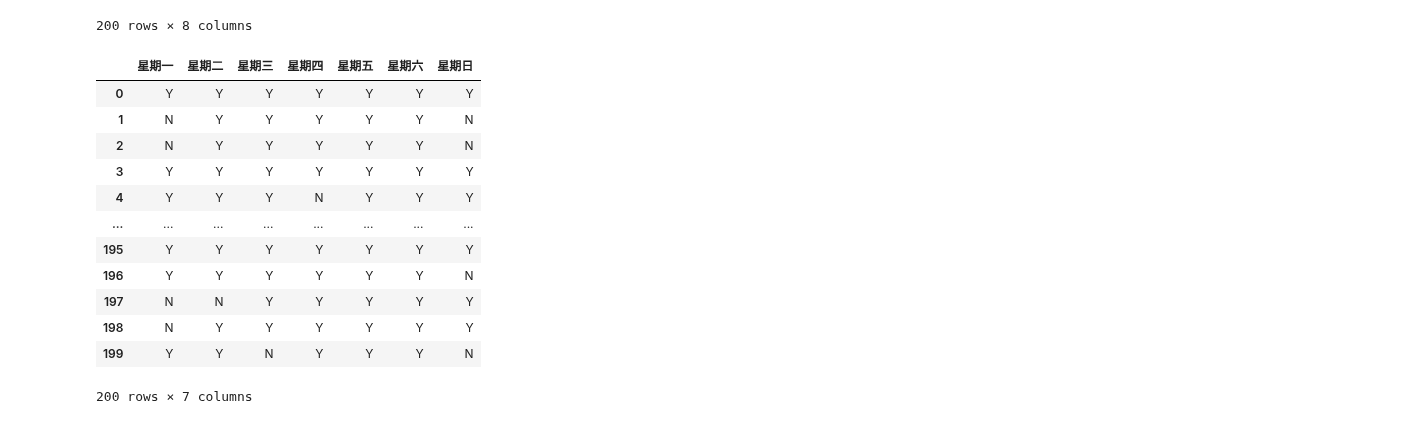
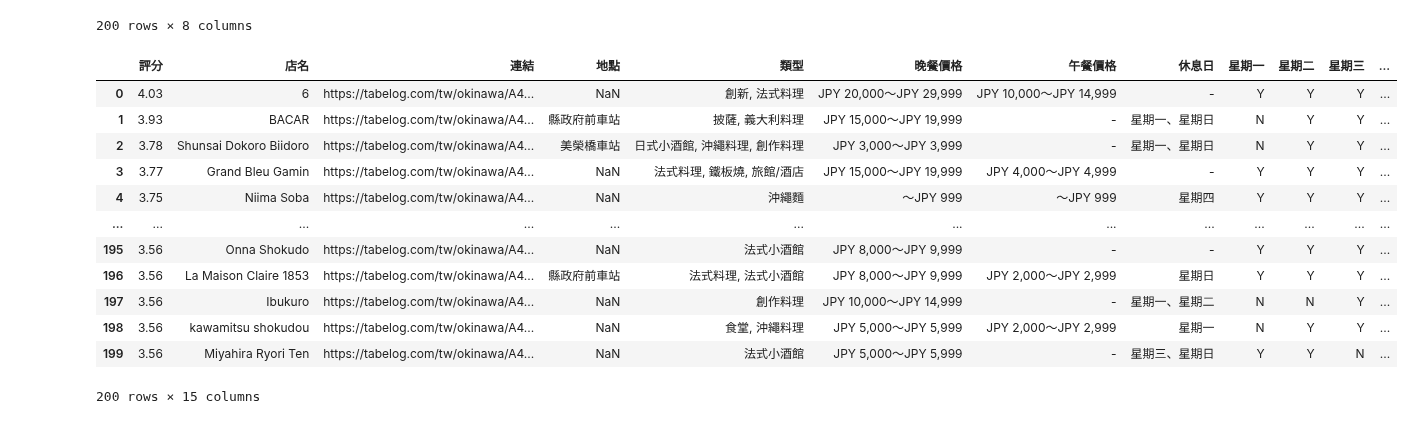
Before and after one commit to Elwing-Chou/tibame_online_0416, a Jupyter notebook: tibame_night_0428.ipynb, the cells around one changed output. Cells and saved outputs as stored; diff of their text form; code cells hidden in the pictures.

```diff
--- a/tibame_night_0428.ipynb
+++ b/tibame_night_0428.ipynb
@@ -31,35 +31,38 @@ df["評分"].apply(func)
 # %%
 # 我要變成七個行(禮拜一open: Y/N)
 # pandas: DataFrame(表格)(2D)  Series(行/列)(1D)
 # 如果你想把值擴充(多個欄位): return Series
 def func(s):
     open_days = {
         "星期一":"Y",
         "星期二":"Y",
         "星期三":"Y",
         "星期四":"Y",
         "星期五":"Y",
         "星期六":"Y",
         "星期日":"Y",
     }
     for spl in s.split("、"):
         if spl in open_days:
             open_days[spl] = "N"
     return pd.Series(open_days)
 
-# df[["星期一","星期二","星期三"...]] = 轉換
-df["休息日"].apply(func)
+# 方法1: df[["星期一","星期二","星期三"...]] = 轉換
+# pandas的功能大部分都有一個參數 axis 只有兩種值 0/1 剛好代表兩種方向
+convert = df["休息日"].apply(func)
+df = pd.concat([df, convert], axis=1)
+df
 # %% [output]
-|  | 星期一 | 星期二 | 星期三 | 星期四 | 星期五 | 星期六 | 星期日 |
-| 0 | Y | Y | Y | Y | Y | Y | Y |
-| 1 | N | Y | Y | Y | Y | Y | N |
-| 2 | N | Y | Y | Y | Y | Y | N |
-| 3 | Y | Y | Y | Y | Y | Y | Y |
-| 4 | Y | Y | Y | N | Y | Y | Y |
-| ... | ... | ... | ... | ... | ... | ... | ... |
-| 195 | Y | Y | Y | Y | Y | Y | Y |
-| 196 | Y | Y | Y | Y | Y | Y | N |
-| 197 | N | N | Y | Y | Y | Y | Y |
-| 198 | N | Y | Y | Y | Y | Y | Y |
-| 199 | Y | Y | N | Y | Y | Y | N |
+|  | 評分 | 店名 | 連結 | 地點 | 類型 | 晚餐價格 | 午餐價格 | 休息日 | 星期一 | 星期二 | 星期三 | ... |
+| 0 | 4.03 | 6 | https://tabelog.com/tw/okinawa/A4... | NaN | 創新, 法式料理 | JPY 20,000～JPY 29,999 | JPY 10,000～JPY 14,999 | - | Y | Y | Y | ... |
+| 1 | 3.93 | BACAR | https://tabelog.com/tw/okinawa/A4... | 縣政府前車站 | 披薩, 義大利料理 | JPY 15,000～JPY 19,999 | - | 星期一、星期日 | N | Y | Y | ... |
+| 2 | 3.78 | Shunsai Dokoro Biidoro | https://tabelog.com/tw/okinawa/A4... | 美榮橋車站 | 日式小酒館, 沖繩料理, 創作料理 | JPY 3,000～JPY 3,999 | - | 星期一、星期日 | N | Y | Y | ... |
+| 3 | 3.77 | Grand Bleu Gamin | https://tabelog.com/tw/okinawa/A4... | NaN | 法式料理, 鐵板燒, 旅館/酒店 | JPY 15,000～JPY 19,999 | JPY 4,000～JPY 4,999 | - | Y | Y | Y | ... |
+| 4 | 3.75 | Niima Soba | https://tabelog.com/tw/okinawa/A4... | NaN | 沖繩麵 | ～JPY 999 | ～JPY 999 | 星期四 | Y | Y | Y | ... |
+| ... | ... | ... | ... | ... | ... | ... | ... | ... | ... | ... | ... | ... |
+| 195 | 3.56 | Onna Shokudo | https://tabelog.com/tw/okinawa/A4... | NaN | 法式小酒館 | JPY 8,000～JPY 9,999 | - | - | Y | Y | Y | ... |
+| 196 | 3.56 | La Maison Claire 1853 | https://tabelog.com/tw/okinawa/A4... | 縣政府前車站 | 法式料理, 法式小酒館 | JPY 8,000～JPY 9,999 | JPY 2,000～JPY 2,999 | 星期日 | Y | Y | Y | ... |
+| 197 | 3.56 | Ibukuro | https://tabelog.com/tw/okinawa/A4... | NaN | 創作料理 | JPY 10,000～JPY 14,999 | - | 星期一、星期二 | N | N | Y | ... |
+| 198 | 3.56 | kawamitsu shokudou | https://tabelog.com/tw/okinawa/A4... | NaN | 食堂, 沖繩料理 | JPY 5,000～JPY 5,999 | JPY 2,000～JPY 2,999 | 星期一 | N | Y | Y | ... |
+| 199 | 3.56 | Miyahira Ryori Ten | https://tabelog.com/tw/okinawa/A4... | NaN | 法式小酒館 | JPY 5,000～JPY 5,999 | - | 星期三、星期日 | Y | Y | N | ... |
-200 rows × 7 columns
+200 rows × 15 columns
```
